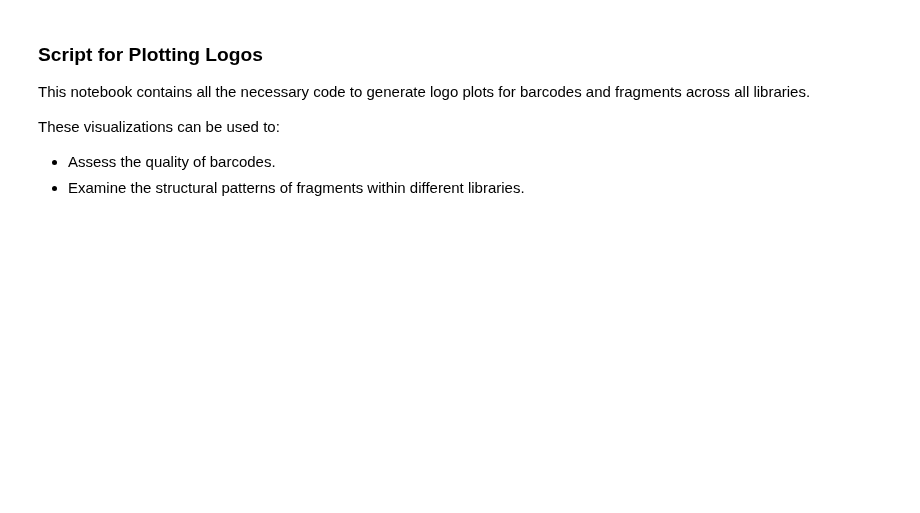
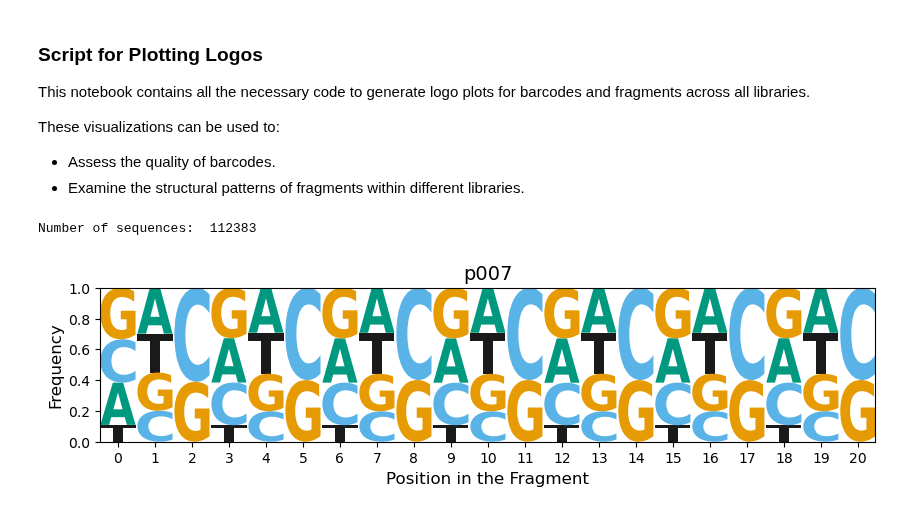
Before and after one commit to JaSt17/raaven_Pipeline, a Jupyter notebook: Plotting_Scripts/barcode_fragment_logo.ipynb, the cells around one changed output. Drawn from its saved outputs; the diff is of its cells as text; code cells hidden in the pictures; blank space fills up the shorter version.

Commit message:
Update Plotting Logos to colorblind safe

```diff
--- a/Plotting_Scripts/barcode_fragment_logo.ipynb
+++ b/Plotting_Scripts/barcode_fragment_logo.ipynb
@@ -10,8 +10,8 @@ These visualizations can be used to:
 from Bio import SeqIO
 
 # Define the input file (regular FASTQ, not gzipped)
-input_file = "/lunarc/nobackup/projects/lu2024-17-19/J_rAAven/BRAVE/raav-60/p006/barcode_fragment/unique_fragments.fasta"
-library = "p006"
+library = "p007"
+input_file = f"/lunarc/nobackup/projects/lu2024-17-19/J_rAAven/BRAVE/raav-60/{library}/barcode_fragment/unique_fragments.fasta"
 
 # Extract sequences
 sequences = []
@@ -29,5 +29,7 @@ if len(set(lengths)) > 1:
     print("Number of sequences: ", len(sequences))
 else:
     print("Number of sequences: ", len(sequences))
+# %% [output]
+Number of sequences:  112383
 # %%
 import pandas as pd
@@ -48,17 +49,31 @@ probability_df = counts_df.div(counts_df.sum(axis=0), axis=1)
 probability_df = probability_df.T
 # %%
 import matplotlib.pyplot as plt
+import logomaker
 
 # Create the logo
 logo = logomaker.Logo(probability_df, figsize=(10, 2))
 
-# Style the ticks (optional)
+# Set colorblind-friendly colors (optional, depends on your data)
+# If you want to manually assign a colorblind-friendly palette:
+logo.style_glyphs(color_scheme='colorblind_safe')
+
+# Style the ticks
 logo.style_xticks(anchor=0, spacing=1)
 
-# Add title, x-label, and y-label
-plt.title(f"Distribution of nucleotides in fragments in {library}")
-plt.xlabel("Position in the Fragment")
-plt.ylabel("Frequency")
-plt.savefig(f"plots/logos/frag_dist_{library}.png", dpi=300)
+# Set title and axis labels with larger font sizes
+plt.title(f"{library}", fontsize=14)
+plt.xlabel("Position in the Fragment", fontsize=12)
+plt.ylabel("Frequency", fontsize=12)
+
+# Make the background transparent
+logo.ax.patch.set_alpha(0.0)       # Plot area
+logo.fig.patch.set_alpha(0.0)      # Entire figure background
+
+# Save the plot with transparent background
+plt.savefig(f"plots/logos/frag_dist_{library}.png", dpi=300, transparent=True)
+
 # Display the plot
 plt.show()
+# %% [output]
+[figure, added]
```
Also changed, not shown: parts of 1 cell of this notebook, 10 other files.
